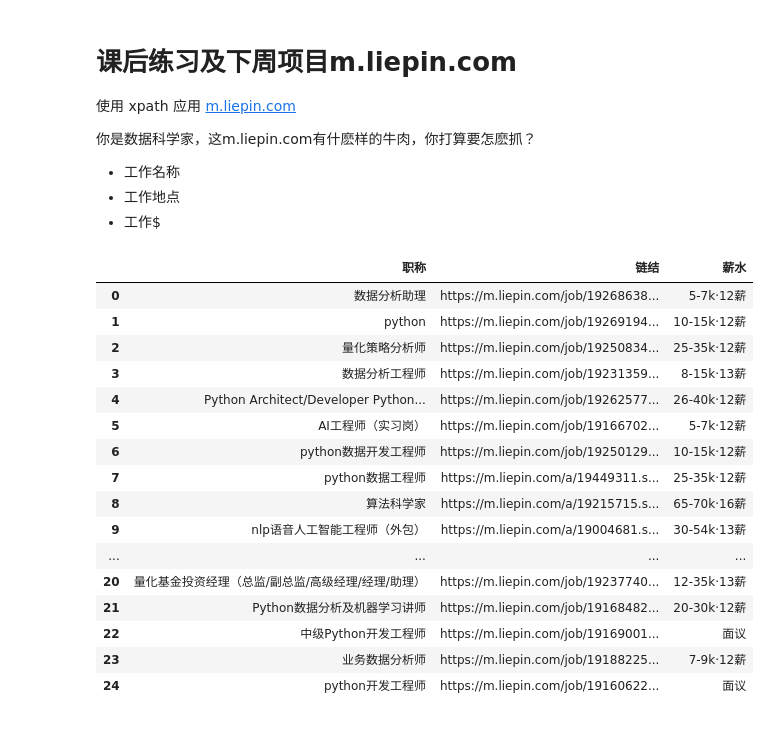
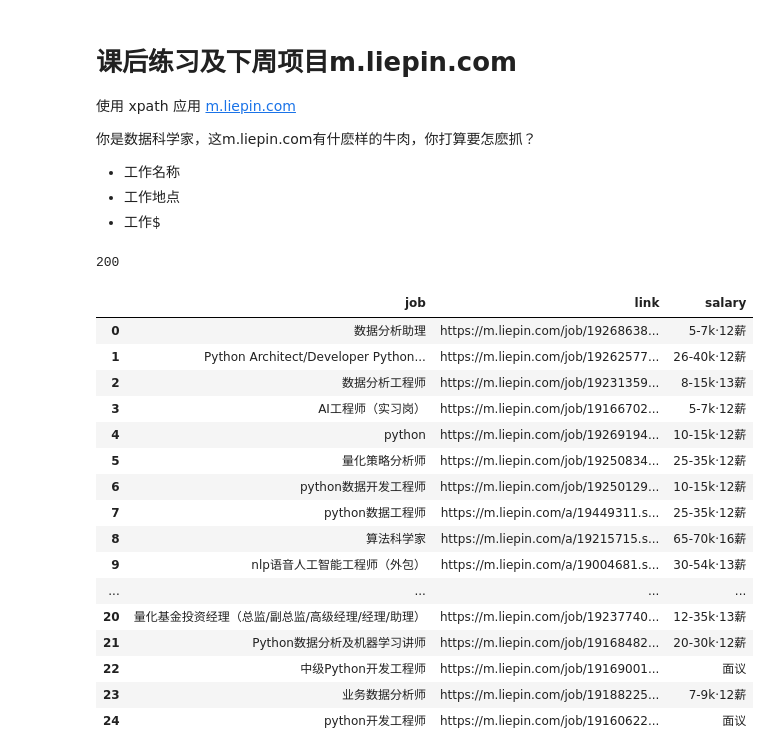
Before and after one commit to yebail-ss/20_spring_Web_ming, a Jupyter notebook: 20春_Web数据挖掘_week02_181012121.ipynb, the cells around one changed output. Drawn from its saved outputs; the diff is of its cells as text; code cells hidden in the pictures.

```diff
--- a/20春_Web数据挖掘_week02_181012121.ipynb
+++ b/20春_Web数据挖掘_week02_181012121.ipynb
@@ -511,3 +591,8 @@ url = "https://m.liepin.com/zhaopin/?keyword=pandas"
 session = HTMLSession()
 r = session.get( url )
+# %%
+# 查看状态码是否正常
+r.status_code
+# %% [output]
+200
 # %%
@@ -515,30 +600,33 @@ r = session.get( url )
 with open ("20春_Web数据挖掘_week02_zhaopin_pandas.html", encoding = "utf8", mode = "w") as fp:
     fp.write(r.html.html)
-# %%
-# C-3
-# 易: '职称', '链结', '薪水'
-
-# 你的代码?
-
-数据
-# %% [output]
-|  | 职称 | 链结 | 薪水 |
-| 0 | 数据分析助理 | https://m.liepin.com/job/19268638... | 5-7k·12薪 |
-| 1 | python | https://m.liepin.com/job/19269194... | 10-15k·12薪 |
-| 2 | 量化策略分析师 | https://m.liepin.com/job/19250834... | 25-35k·12薪 |
-| 3 | 数据分析工程师 | https://m.liepin.com/job/19231359... | 8-15k·13薪 |
-| 4 | Python Architect/Developer Python... | https://m.liepin.com/job/19262577... | 26-40k·12薪 |
-| 5 | AI工程师（实习岗） | https://m.liepin.com/job/19166702... | 5-7k·12薪 |
-| 6 | python数据开发工程师 | https://m.liepin.com/job/19250129... | 10-15k·12薪 |
-| 7 | python数据工程师 | https://m.liepin.com/a/19449311.s... | 25-35k·12薪 |
-| 8 | 算法科学家 | https://m.liepin.com/a/19215715.s... | 65-70k·16薪 |
-| 9 | nlp语音人工智能工程师（外包） | https://m.liepin.com/a/19004681.s... | 30-54k·13薪 |
-| ... | ... | ... | ... |
-| 20 | 量化基金投资经理（总监/副总监/高级经理/经理/助理） | https://m.liepin.com/job/19237740... | 12-35k·13薪 |
-| 21 | Python数据分析及机器学习讲师 | https://m.liepin.com/job/19168482... | 20-30k·12薪 |
-| 22 | 中级Python开发工程师 | https://m.liepin.com/job/19169001... | 面议 |
-| 23 | 业务数据分析师 | https://m.liepin.com/job/19188225... | 7-9k·12薪 |
-| 24 | python开发工程师 | https://m.liepin.com/job/19160622... | 面议 |
+# %%
+# C-3
+# 易: '职称', '链结', '薪水'
+# 结合pandas进行输出
+df = pd.DataFrame({
+"job" : r.html.xpath('//span[@class="name-text"]/text()'),
+"link" : r.html.xpath('//a[@class="flex-2 job-name"]/@href'),
+"salary" : r.html.xpath('//span[@class="text-warning flex-1"]/text()'),
+    })
+df
+# %% [output]
+|  | job | link | salary |
+| 0 | 数据分析助理 | https://m.liepin.com/job/19268638... | 5-7k·12薪 |
+| 1 | Python Architect/Developer Python... | https://m.liepin.com/job/19262577... | 26-40k·12薪 |
+| 2 | 数据分析工程师 | https://m.liepin.com/job/19231359... | 8-15k·13薪 |
+| 3 | AI工程师（实习岗） | https://m.liepin.com/job/19166702... | 5-7k·12薪 |
+| 4 | python | https://m.liepin.com/job/19269194... | 10-15k·12薪 |
+| 5 | 量化策略分析师 | https://m.liepin.com/job/19250834... | 25-35k·12薪 |
+| 6 | python数据开发工程师 | https://m.liepin.com/job/19250129... | 10-15k·12薪 |
+| 7 | python数据工程师 | https://m.liepin.com/a/19449311.s... | 25-35k·12薪 |
+| 8 | 算法科学家 | https://m.liepin.com/a/19215715.s... | 65-70k·16薪 |
+| 9 | nlp语音人工智能工程师（外包） | https://m.liepin.com/a/19004681.s... | 30-54k·13薪 |
+| ... | ... | ... | ... |
+| 20 | 量化基金投资经理（总监/副总监/高级经理/经理/助理） | https://m.liepin.com/job/19237740... | 12-35k·13薪 |
+| 21 | Python数据分析及机器学习讲师 | https://m.liepin.com/job/19168482... | 20-30k·12薪 |
+| 22 | 中级Python开发工程师 | https://m.liepin.com/job/19169001... | 面议 |
+| 23 | 业务数据分析师 | https://m.liepin.com/job/19188225... | 7-9k·12薪 |
+| 24 | python开发工程师 | https://m.liepin.com/job/19160622... | 面议 |
 # %%
 # C-4
 # 中: '公司地点', '公司名称'
```
Also changed, not shown: parts of 38 cells of this notebook, 4 other files.
